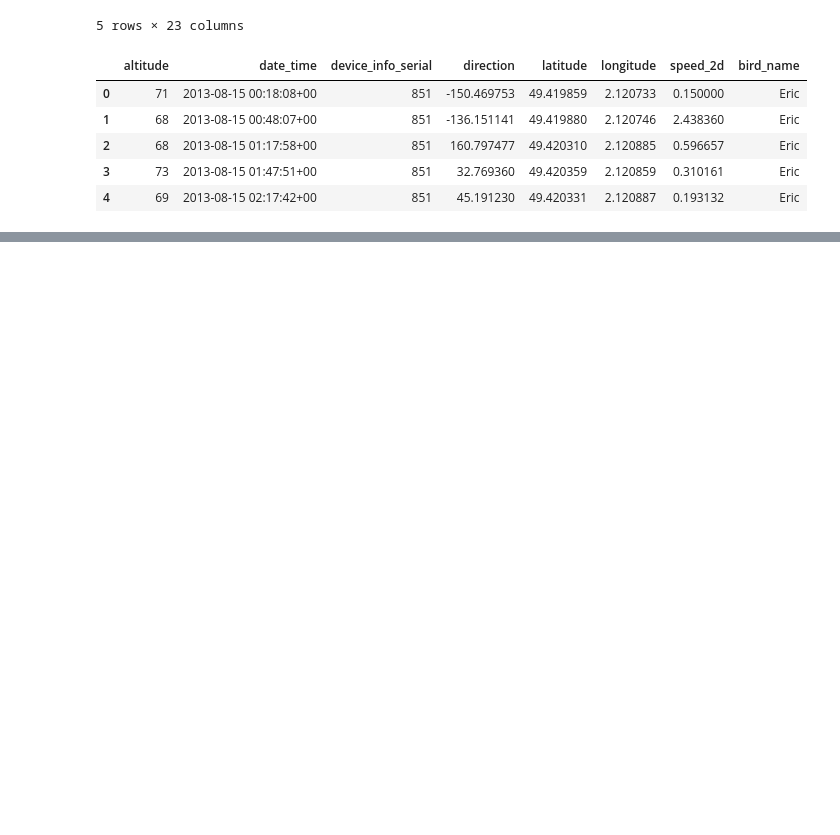
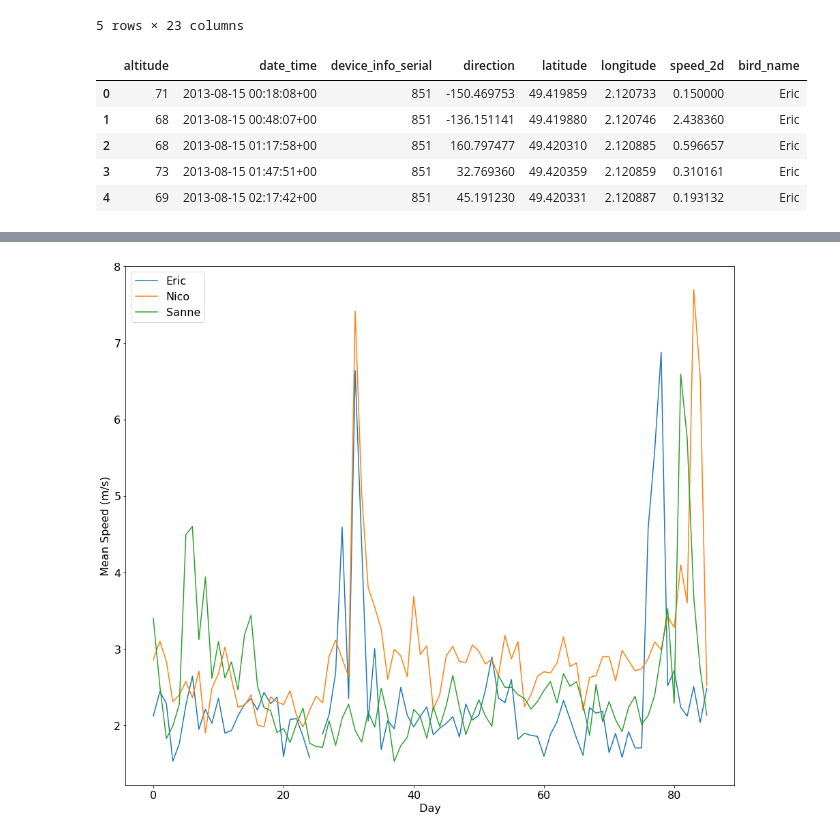
Before and after one commit to chewbacca13/Visualisation-Project, a Jupyter notebook: project.ipynb, the cells around one changed output, grey strips where cells are left out. Cells and saved outputs as stored; diff of their text form; code cells hidden in the pictures; blank space fills up the shorter version.

```diff
--- a/project.ipynb
+++ b/project.ipynb
@@ -90,0 +86,3 @@ m
+# %%
+def str2datetime(s):
+    return pd.to_datetime(s, infer_datetime_format=True)
@@ -90,0 +149,37 @@ m
+# %%
+act_data = data_gulls
+
+birddata = pd.read_csv('https://raw.githubusercontent.com/chewbacca13/Visualisation-Project/main/bird_tracking-gulls.csv')
+bird_names = pd.unique(birddata.bird_name)
+
+timestamps = []
+for k in range(len(birddata)):
+    timestamps.append(datetime.datetime.strptime(birddata.date_time.iloc[k][:-3], "%Y-%m-%d %H:%M:%S"))
+birddata["timestamp"] = pd.Series(timestamps, index = birddata.index)
+
+for name in bird_names:
+    data =  birddata[birddata.bird_name == name]
+    times = data.timestamp
+    first_time = times.iloc[0]
+    elapsed_time = [time-times.iloc[0] for time in times]
+    elapsed_days = np.array(elapsed_time)/datetime.timedelta(days=1)
+
+    next_day = 1
+    inds = []
+    daily_mean_speed = []
+    for (i,t) in enumerate(elapsed_days):
+        if t < next_day:
+            inds.append(i)
+        else:
+            daily_mean_speed.append(np.mean(data.speed_2d.iloc[inds]))
+            next_day += 3
+            inds = []
+
+    plt.plot(daily_mean_speed, label=name)
+
+plt.legend(loc='best')
+plt.xlabel(" Day ")
+plt.ylabel(" Mean Speed (m/s) ");
+plt.show()
+# %% [output]
+[figure, added]
```
Also changed, not shown: parts of 12 cells of this notebook, 1 other file.
